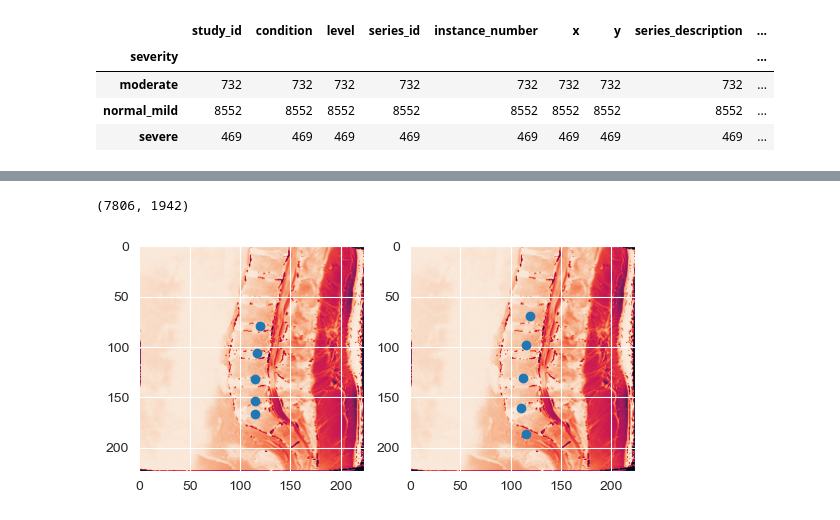
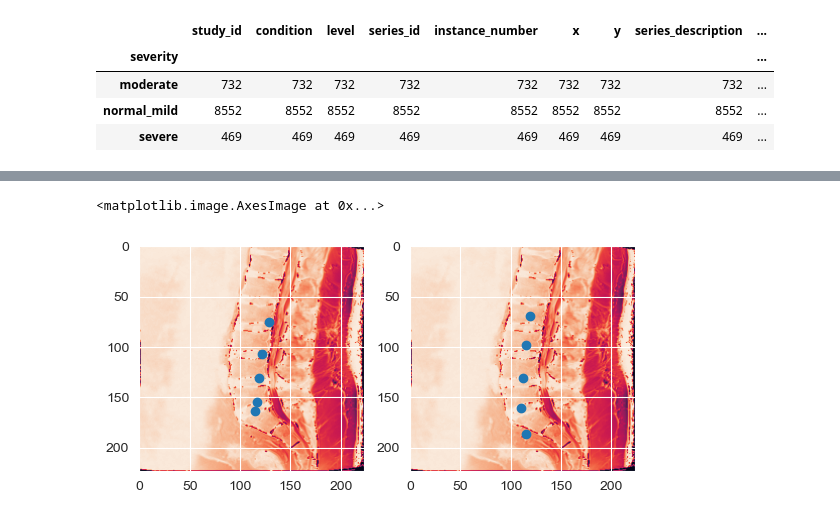
Before and after one commit to IDoCodingStuffs/python-doodles, a Jupyter notebook: rsna-2024/rsna-2024-inference.ipynb, the cells around one changed output, grey strips where cells are left out. Drawn from its saved outputs; the diff is of its cells as text; code cells hidden in the pictures.

Commit message:
Return datasets from create

```diff
--- a/rsna-2024/rsna-2024-inference.ipynb
+++ b/rsna-2024/rsna-2024-inference.ipynb
@@ -180,7 +180,7 @@ training_data[training_data["condition"] == "Spinal Canal Stenosis"].groupby(["s
 | normal_mild | 8552 | 8552 | 8552 | 8552 | 8552 | 8552 | 8552 | 8552 | ... |
 | severe | 469 | 469 | 469 | 469 | 469 | 469 | 469 | 469 | ... |
 # %%
-pretrained_coord_path = "C:\\Users\Victor\\Documents\\python-doodles\\models\\resnet18_cnn_coordinates_t2stir\\resnet18_cnn_coordinates_t2stir_10.pt"
+pretrained_coord_path = "C:\\Users\Victor\\Documents\\python-doodles\\models\\resnet18_cnn_coordinates_t2stir\\resnet18_cnn_coordinates_t2stir_25.pt"
 # %%
 import torch.nn as nn
 from transformers import AutoModelForImageClassification
@@ -238,7 +241,7 @@ transform_val = transforms.Compose([
     transforms.ToTensor(),
 ])
 # %%
-trainloader, valloader, len_train, len_val = create_coordinate_datasets_and_loaders(training_data,
+trainloader, valloader, trainset, valset = create_coordinate_datasets_and_loaders(training_data,
                                                                                                  "Sagittal T2/STIR",
                                                                                                  transform_val,
                                                                                                  # Try overfitting first
@@ -246,28 +249,22 @@ trainloader, valloader, len_train, len_val = create_coordinate_datasets_and_load
                                                                                                  data_basepath + "train_images",
                                                                                                  num_workers=0,
                                                                                                  batch_size=1)
-# %%
-len_train, len_val
-# %% [output]
-(7806, 1942)
 # %%
-for image, label in valloader:
-    f, axarr = plt.subplots(1, 2)
+image, label = valset[1]
+f, axarr = plt.subplots(1, 2)
 
-    inferred = coordinate_model(image.to("cuda")).detach().cpu()[0]
-    x_ = [inferred[i] for i in range(0, len(inferred), 2)]
-    y_ = [inferred[i] for i in range(1, len(inferred), 2)]
+inferred = coordinate_model(image.unsqueeze(0).to("cuda")).detach().cpu()[0]
+x_ = [inferred[i] for i in range(0, len(inferred), 2)]
+y_ = [inferred[i] for i in range(1, len(inferred), 2)]
 
-    axarr[0].scatter(x_, y_)
-    axarr[0].imshow(image.squeeze(0)[0])
+axarr[0].scatter(x_, y_)
+axarr[0].imshow(image.squeeze(0)[0])
 
-    label = label[0]
-    x = [label[i] for i in range(0, len(label), 2)]
-    y = [label[i] for i in range(1, len(label), 2)]
+x = [label[i] for i in range(0, len(label), 2)]
+y = [label[i] for i in range(1, len(label), 2)]
 
-    plt.scatter(x, y)
-    axarr[1].imshow(image.squeeze(0)[0])
-
-    break
+plt.scatter(x, y)
+axarr[1].imshow(image.squeeze(0)[0])
 # %% [output]
+<matplotlib.image.AxesImage at 0x...>
-[figure, old version]
+[figure, new version]
```
Also changed, not shown: parts of 1 cell of this notebook, 1 other file.
